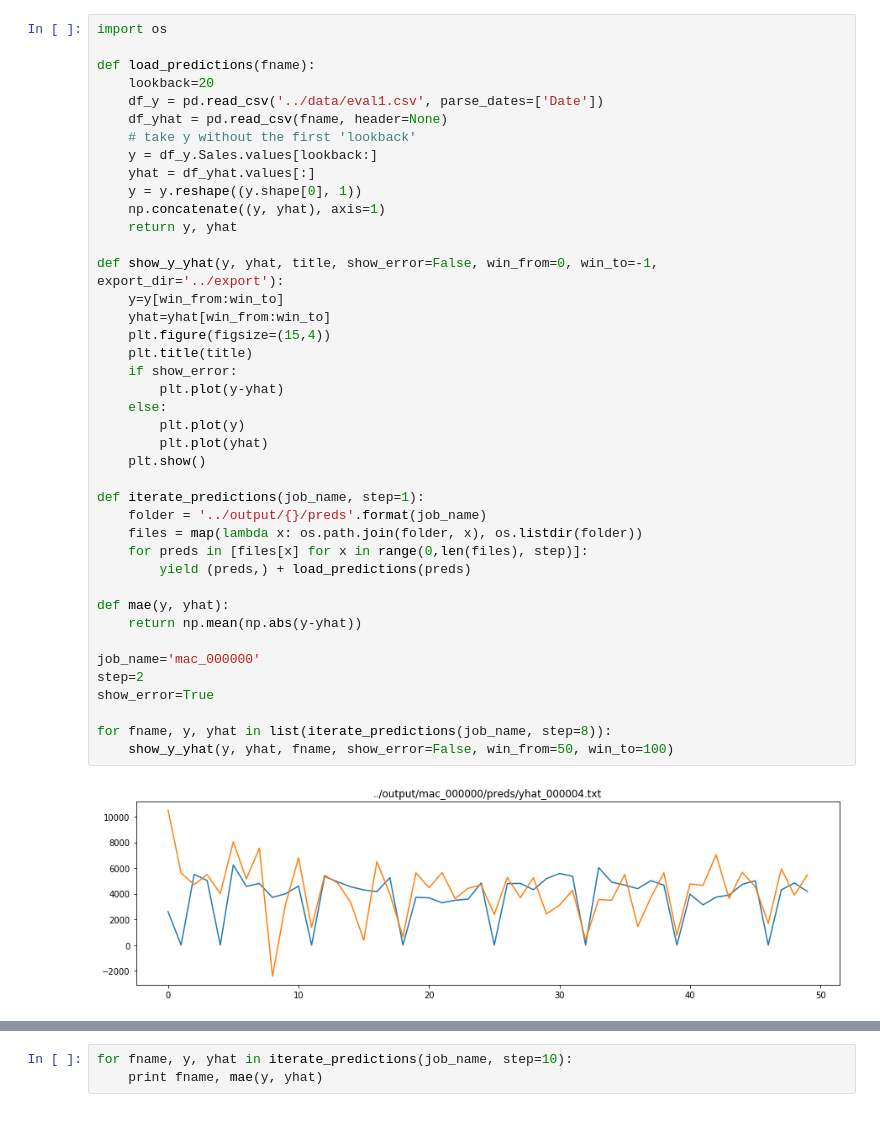
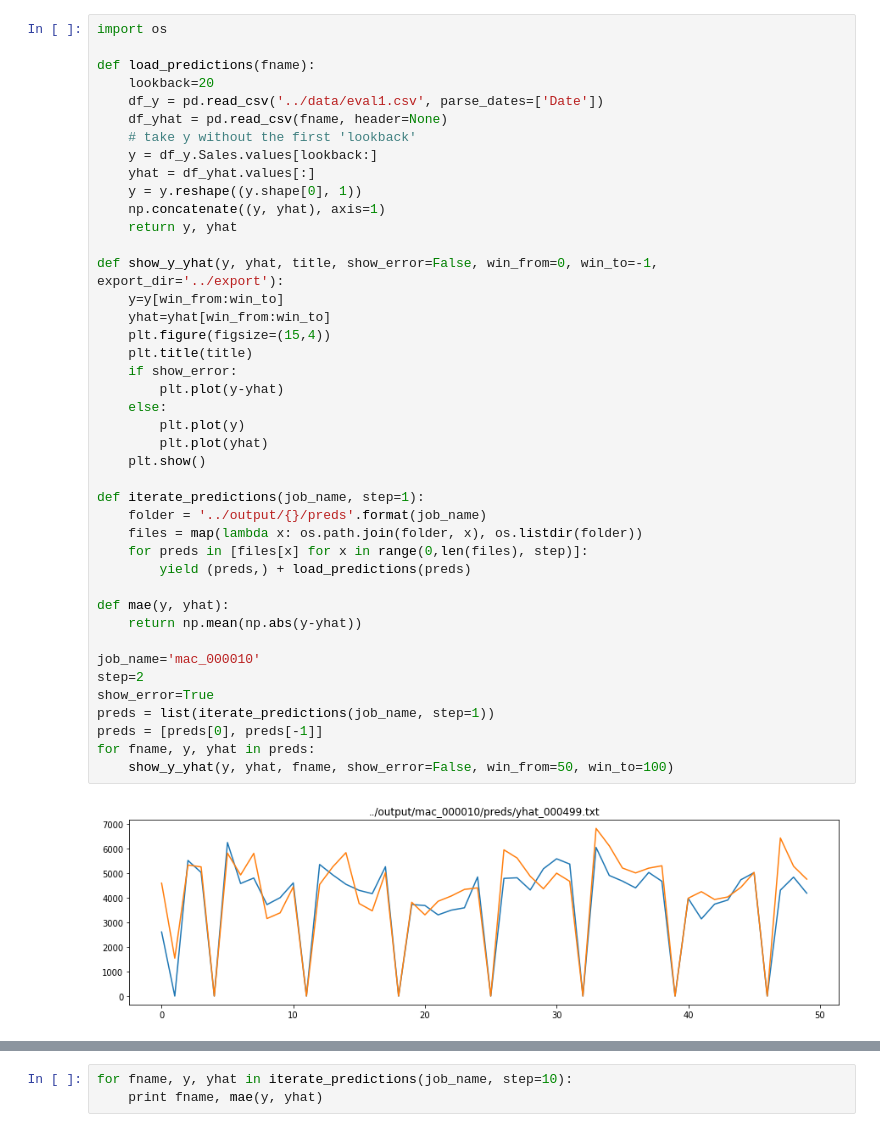
Before and after one commit to gregaw/sales-forecasting-with-nn, a Jupyter notebook: notebooks/prediction.ipynb, the cells around one changed output, grey strips where cells are left out. Drawn from its saved outputs; the diff is of its cells as text.

Commit message:
ignoring gcp-output showing just first and last prediction in the notebook

```diff
--- a/notebooks/prediction.ipynb
+++ b/notebooks/prediction.ipynb
@@ -22,34 +24,35 @@ def load_predictions(fname):
     yhat = df_yhat.values[:]
     y = y.reshape((y.shape[0], 1))
     np.concatenate((y, yhat), axis=1)
     return y, yhat
 
 def show_y_yhat(y, yhat, title, show_error=False, win_from=0, win_to=-1, export_dir='../export'):
     y=y[win_from:win_to]
     yhat=yhat[win_from:win_to]
     plt.figure(figsize=(15,4))
     plt.title(title)
     if show_error:
         plt.plot(y-yhat)
     else:
         plt.plot(y)
         plt.plot(yhat)
     plt.show()
 
 def iterate_predictions(job_name, step=1):
     folder = '../output/{}/preds'.format(job_name)
     files = map(lambda x: os.path.join(folder, x), os.listdir(folder))
     for preds in [files[x] for x in range(0,len(files), step)]:
         yield (preds,) + load_predictions(preds)
 
 def mae(y, yhat):
     return np.mean(np.abs(y-yhat))
 
-job_name='mac_000000'
+job_name='mac_000010'
 step=2
 show_error=True
-
-for fname, y, yhat in list(iterate_predictions(job_name, step=8)):
+preds = list(iterate_predictions(job_name, step=1))
+preds = [preds[0], preds[-1]]
+for fname, y, yhat in preds:
     show_y_yhat(y, yhat, fname, show_error=False, win_from=50, win_to=100)
 # %% [output]
-[figure, old version]
+[figure, new version]
```
Also changed, not shown: parts of 2 cells of this notebook, 1 other file.
